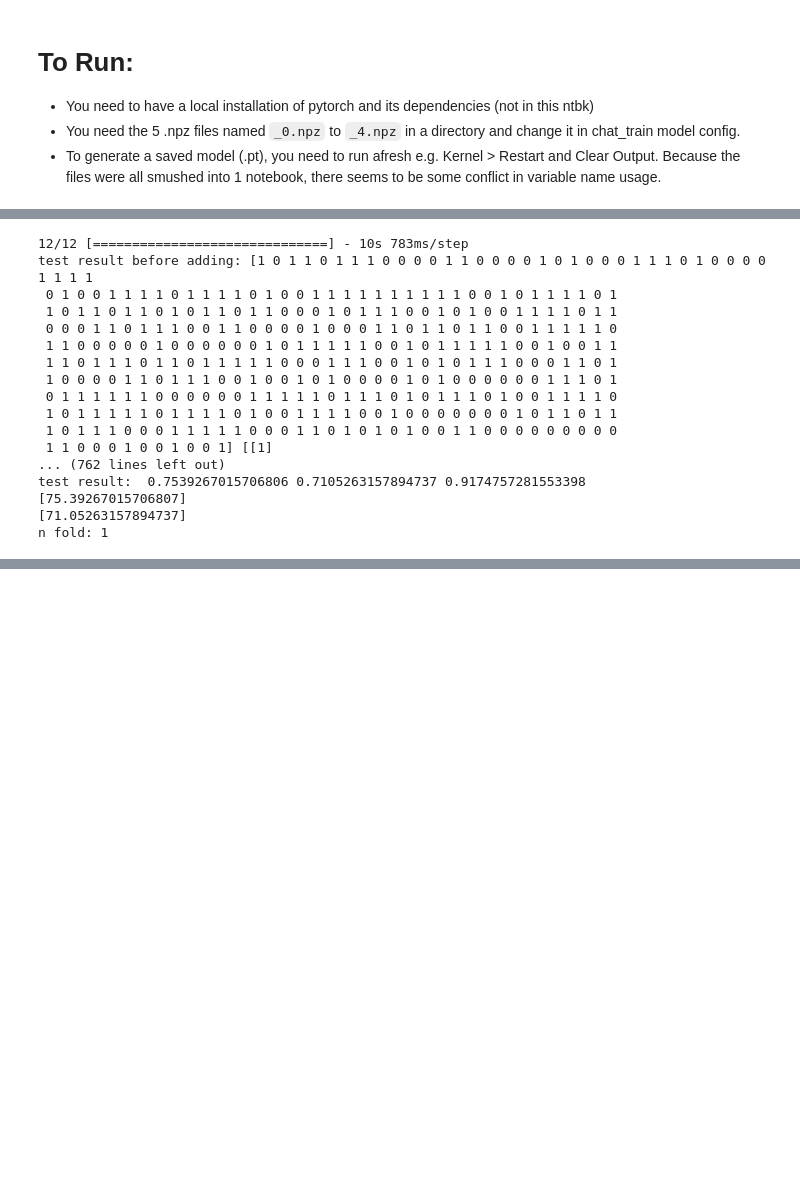
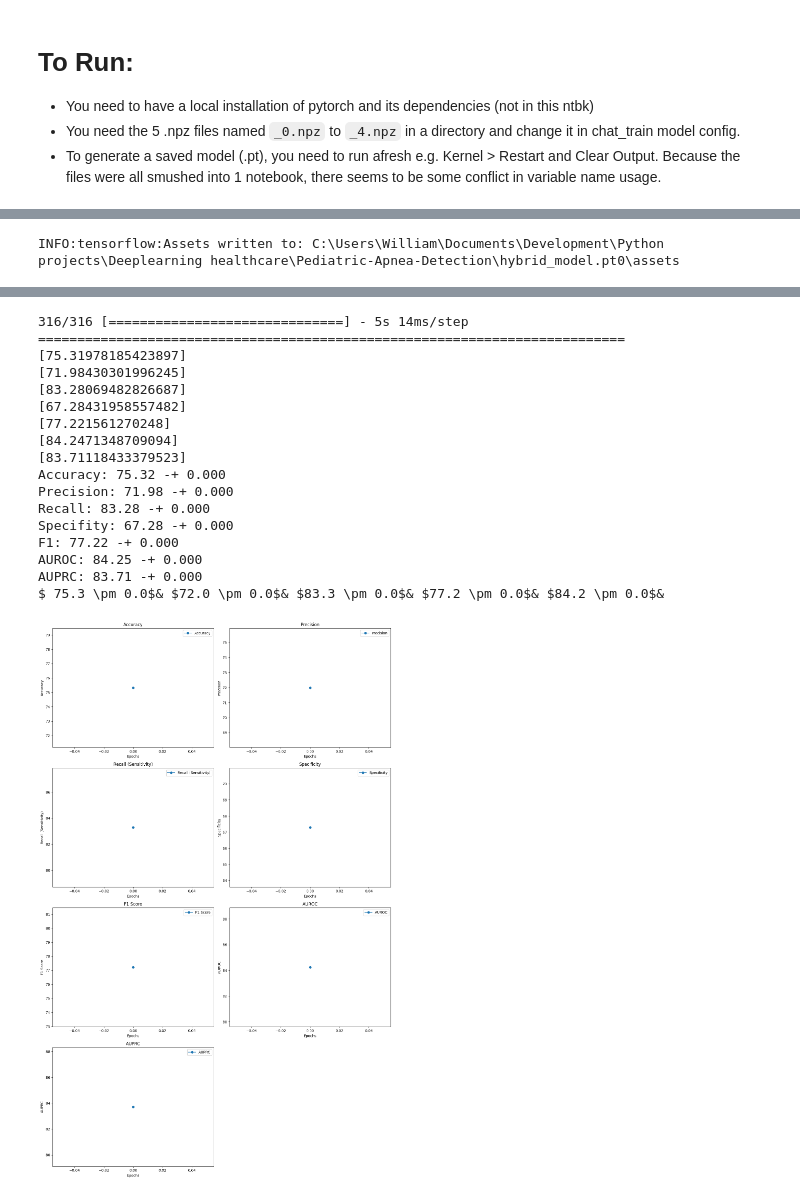
Before and after one commit to dlh-team-4/t4, a Jupyter notebook: Trainer_Evaluator.ipynb, the cells around one changed output, grey strips where cells are left out. Saved outputs shown, nothing was run; the diff lists cells and outputs as text; code cells hidden in the pictures; blank space fills up the shorter version.

Commit message:
added William's changes

```diff
--- a/Trainer_Evaluator.ipynb
+++ b/Trainer_Evaluator.ipynb
@@ -581,46 +640,41 @@ def sigmoid(x):
     return 1 / (1 + np.exp(-x))
 
 def test(config, fold=None):
-    directory = config["data_path"]
-    x = []
-    y = []
 
-    for filename in os.listdir(directory):
-        if filename.endswith('.npz'):
-            data = np.load(os.path.join(directory, filename), allow_pickle=True)
-            x.append(data['x'])
-            y.append(data['y_apnea'] + data['y_hypopnea'])
-    ############################################################################
+    x = [None]*FOLD
+    y = [None]*FOLD
+    data_gen = data_generator(config["data_path"])
     for i in range(FOLD):
+        x[i], y[i] = next(data_gen)
         x[i], y[i] = shuffle(x[i], y[i])
         x[i] = np.nan_to_num(x[i], nan=-1)
         y[i] = np.where(y[i] >= THRESHOLD, 1, 0)
         x[i] = x[i][:, :, config["channels"]]
+    del data_gen
+    gc.collect()
     ############################################################################
     result = Result()
-    folds = range(FOLD)
-    print(folds)
+    folds = range(FOLD) if fold is None else [fold]
     for fold in folds:
-        print("n fold:", fold)
         x_test = x[fold]
         if config.get("test_noise_snr"):
             x_test = add_noise_to_data(x_test, config["test_noise_snr"])
 
         y_test = y[fold]  # For MultiClass keras.utils.to_categorical(y[fold], num_classes=2)
+
         model = tf.keras.models.load_model(config["model_path"] + str(fold), compile=False)
 
         predict = model.predict(x_test)
         y_score = predict
         y_predict = np.where(predict > 0.5, 1, 0)# For MultiClass np.argmax(y_score, axis=-1)
 
-        print("test result before adding:", y_test, y_predict, y_score)
         result.add(y_test, y_predict, y_score)
 
     result.print()
     result.visualize()
     result.save("./results/" + config["model_name"] + ".txt", config)
 
-    del data, x_test, y_test, model, predict, y_score, y_predict
+    del x_test, y_test, model, predict, y_score, y_predict
 # %%
 # main_chat.py
 
@@ -669,8 +723,8 @@ for ch in channel_list_chat:
         chs = chs + sig_dict_chat[name]
     print(chstr, chs)
     config = {
-        "data_path": "./data/chat/dataloading",
-        "model_path": "./hybrid_model.pt",
+        "data_path": "D:\\chat_128_FREQ_45\\",
+        "model_path": "C:\\Users\William\\Documents\\Development\\Python projects\\Deeplearning healthcare\\Pediatric-Apnea-Detection\\hybrid_model.pt",
         "model_name": "hybrid_"+ chstr,
         "regression": False,
 
@@ -679,11 +733,11 @@ for ch in channel_list_chat:
         "num_patches": 30,  # best 30 TBD
         "transformer_units": 32,  # best 32
         "regularization_weight": 0.001,  # best 0.001
-        "num_heads": 3,
-        "epochs": 40,  # best 200
+        "num_heads": 4,
+        "epochs": 200,  # best 200
         "channels": chs,
     }
-    # train(config, 0)
+    train(config, 0)
     test(config, 0)
     gc.collect()
 # %% [output]
@@ -694,17 +763 @@ WARNING:root:The given value for groups will be overwritten.
-12/12 [==============================] - 10s 783ms/step
-test result before adding: [1 0 1 1 0 1 1 1 0 0 0 0 1 1 0 0 0 0 1 0 1 0 0 0 1 1 1 0 1 0 0 0 0 1 1 1 1
- 0 1 0 0 1 1 1 1 0 1 1 1 1 0 1 0 0 1 1 1 1 1 1 1 1 1 1 0 0 1 0 1 1 1 1 0 1
- 1 0 1 1 0 1 1 0 1 0 1 1 0 1 1 0 0 0 1 0 1 1 1 0 0 1 0 1 0 0 1 1 1 1 0 1 1
- 0 0 0 1 1 0 1 1 1 0 0 1 1 0 0 0 0 1 0 0 0 1 1 0 1 1 0 1 1 0 0 1 1 1 1 1 0
- 1 1 0 0 0 0 0 1 0 0 0 0 0 0 1 0 1 1 1 1 1 0 0 1 0 1 1 1 1 1 0 0 1 0 0 1 1
- 1 1 0 1 1 1 0 1 1 0 1 1 1 1 1 0 0 0 1 1 1 0 0 1 0 1 0 1 1 1 0 0 0 1 1 0 1
- 1 0 0 0 0 1 1 0 1 1 1 0 0 1 0 0 1 0 1 0 0 0 0 1 0 1 0 0 0 0 0 0 1 1 1 0 1
- 0 1 1 1 1 1 1 0 0 0 0 0 0 1 1 1 1 1 0 1 1 1 0 1 0 1 1 1 0 1 0 0 1 1 1 1 0
- 1 0 1 1 1 1 1 0 1 1 1 1 0 1 0 0 1 1 1 1 0 0 1 0 0 0 0 0 0 0 1 0 1 1 0 1 1
- 1 0 1 1 1 0 0 0 1 1 1 1 1 0 0 0 1 1 0 1 0 1 0 1 0 0 1 1 0 0 0 0 0 0 0 0 0
- 1 1 0 0 0 1 0 0 1 0 0 1] [[1]
-... (762 lines left out)
-test result:  0.7539267015706806 0.7105263157894737 0.9174757281553398
-[75.39267015706807]
-[71.05263157894737]
-n fold: 1
+INFO:tensorflow:Assets written to: C:\Users\William\Documents\Development\Python projects\Deeplearning healthcare\Pediatric-Apnea-Detection\hybrid_model.pt0\assets
@@ -711,0 +766,18 @@ OSError: No file or directory found at ./hybrid_model.pt1
+316/316 [==============================] - 5s 14ms/step
+===========================================================================
+[75.31978185423897]
+[71.98430301996245]
+[83.28069482826687]
+[67.28431958557482]
+[77.221561270248]
+[84.2471348709094]
+[83.71118433379523]
+Accuracy: 75.32 -+ 0.000
+Precision: 71.98 -+ 0.000
+Recall: 83.28 -+ 0.000
+Specifity: 67.28 -+ 0.000
+F1: 77.22 -+ 0.000
+AUROC: 84.25 -+ 0.000
+AUPRC: 83.71 -+ 0.000
+$ 75.3 \pm 0.0$& $72.0 \pm 0.0$& $83.3 \pm 0.0$& $77.2 \pm 0.0$& $84.2 \pm 0.0$&
+[figure, added]
```
Also changed, not shown: parts of 11 cells of this notebook, 39 other files.
